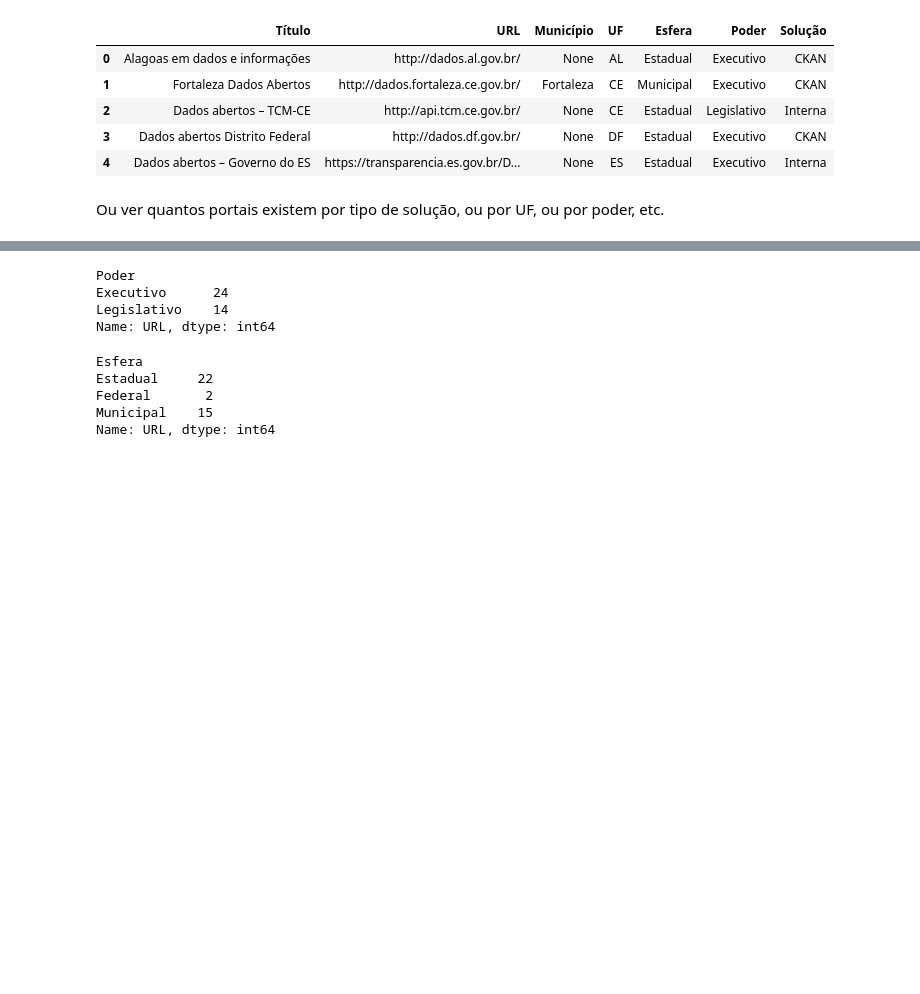
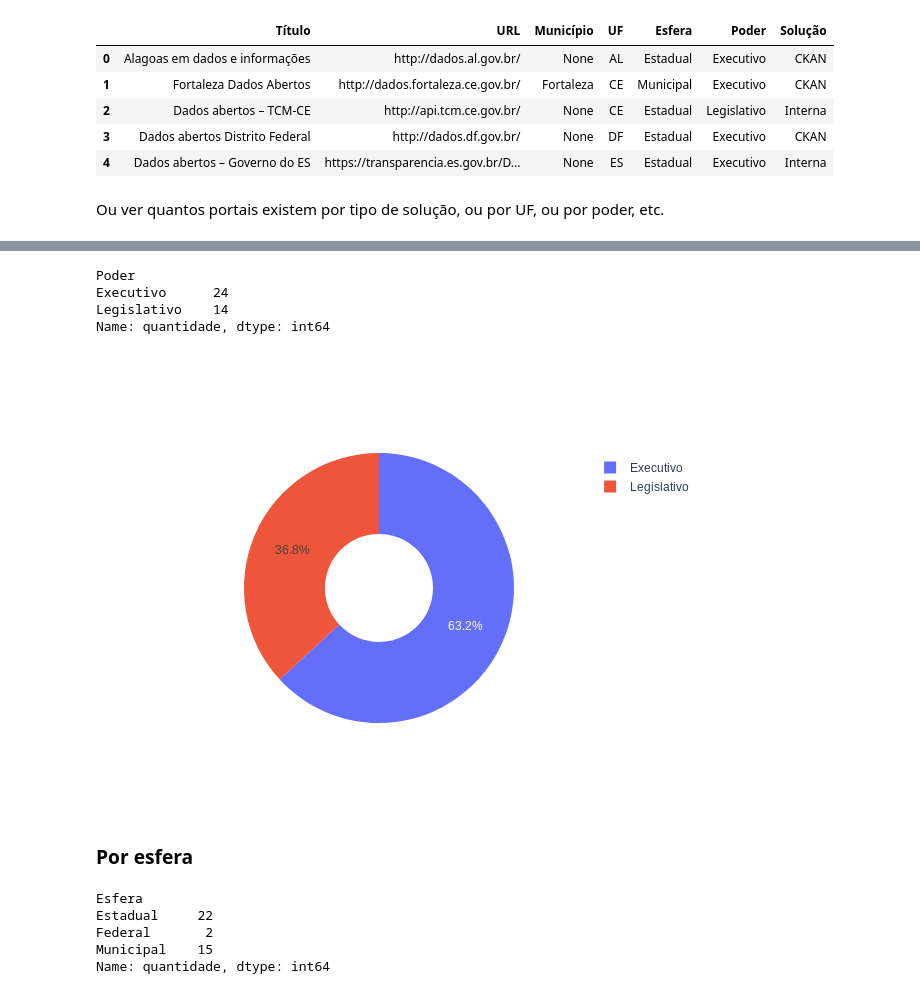
Before and after one commit to dadosgovbr/catalogos-dados-brasil, a Jupyter notebook: scripts/uso/como-usar-com-o-pandas.ipynb, the cells around one changed output, grey strips where cells are left out. Cells and saved outputs as stored; diff of their text form; code cells hidden in the pictures; blank space fills up the shorter version.

```diff
--- a/scripts/uso/como-usar-com-o-pandas.ipynb
+++ b/scripts/uso/como-usar-com-o-pandas.ipynb
@@ -100,15 +139,29 @@ Name: URL, dtype: int64
 # %%
-storage['catalogos'].groupby('Poder').count()['URL']
+poder = storage['catalogos'].groupby('Poder').count()['URL'].rename('quantidade')
+poder
 # %% [output]
 Poder
 Executivo      24
 Legislativo    14
-Name: URL, dtype: int64
+Name: quantidade, dtype: int64
+# %%
+go.Figure(
+    data=go.Pie(
+        labels=poder.index,
+        values=poder.values,
+        hole=.4
+    )
+).show()
+# %% [output]
+[figure, added]
+# %% [markdown]
+### Por esfera
 # %%
-storage['catalogos'].groupby('Esfera').count()['URL']
+esfera = storage['catalogos'].groupby('Esfera').count()['URL'].rename('quantidade')
+esfera
 # %% [output]
 Esfera
 Estadual     22
 Federal       2
 Municipal    15
-Name: URL, dtype: int64
+Name: quantidade, dtype: int64
```
Also changed, not shown: parts of 17 cells of this notebook, 1 other file.
